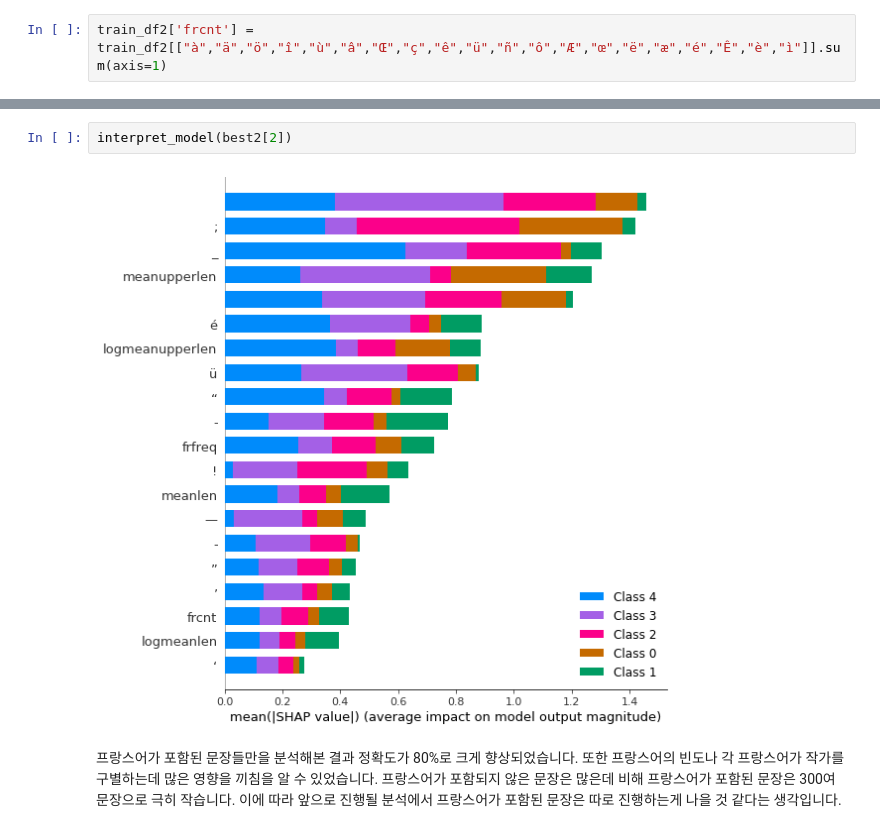
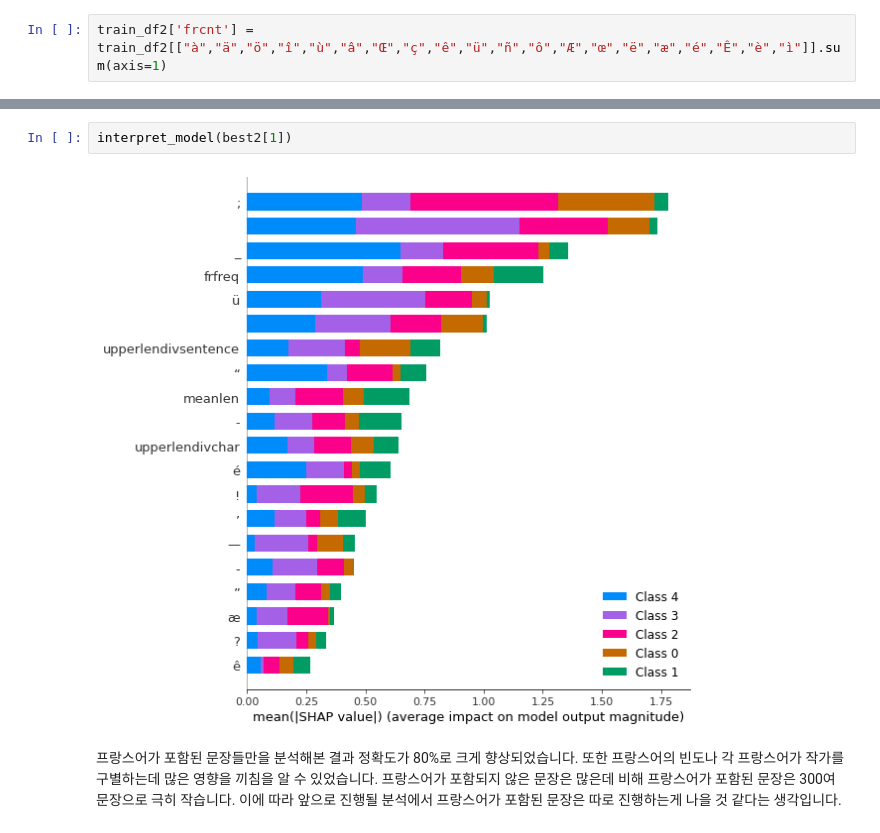
Before and after one commit to jwengr/dacon, a Jupyter notebook: 소설 작가 분류 AI 경진대회/EDA.ipynb, the cells around one changed output, grey strips where cells are left out. Drawn from its saved outputs; the diff is of its cells as text.

```diff
--- a/소설 작가 분류 AI 경진대회/EDA.ipynb
+++ b/소설 작가 분류 AI 경진대회/EDA.ipynb
@@ -347,7 +436,7 @@ best2 = compare_models(n_select=3)
 # %%
-interpret_model(best2[2])
+interpret_model(best2[1])
 # %% [output]
-[figure, old version]
+[figure, new version]
 # %% [markdown]
 프랑스어가 포함된 문장들만을 분석해본 결과
 정확도가 80%로 크게 향상되었습니다.
```
Also changed, not shown: parts of 37 cells of this notebook.
